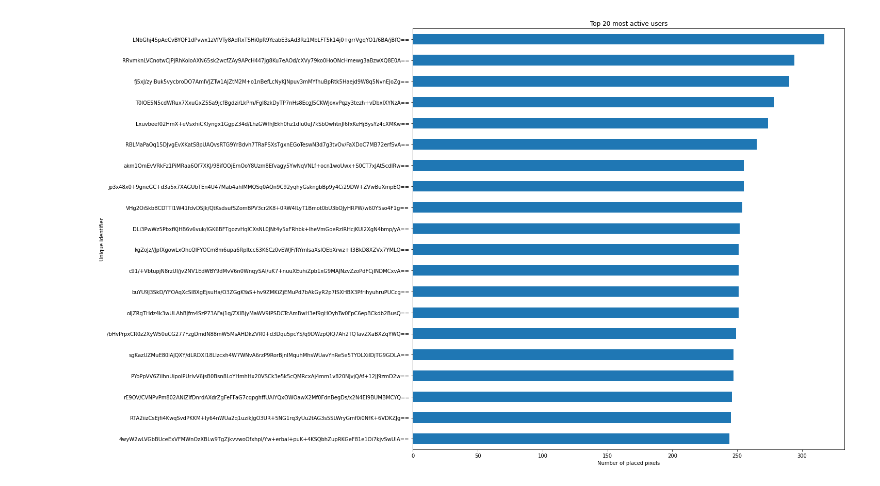
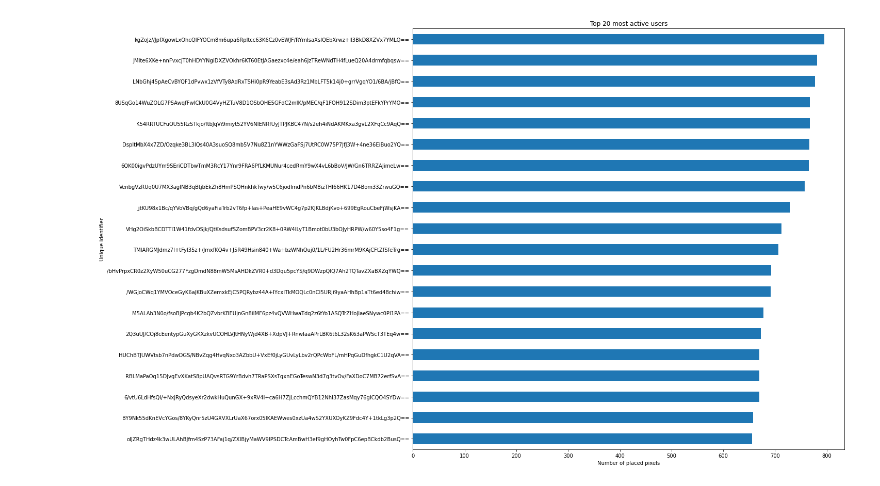
Before and after one commit to Denis-Iv/Analyzing-Social-Experiment, a Jupyter notebook: visualize_data.ipynb, the cells around one changed output. Cells and saved outputs as stored; diff of their text form; code cells hidden in the pictures.

```diff
--- a/visualize_data.ipynb
+++ b/visualize_data.ipynb
@@ -39,2 +39,8 @@ plot.invert_yaxis()
+# %%
+ddf_users = dd.read_csv('..\\data\\raw\\2022_place_canvas_history_users.csv')
+
+ddf_users.head(15)
 # %%
-most_active_users = ddf_test.user_id.value_counts().compute()
+most_active_users = ddf_users.user_id.value_counts().compute()
+top_active_users = most_active_users.head(20)
+top_active_users
@@ -62,12 +65,11 @@ Name: user_id, dtype: int64
 # %%
-# To-do: Fix font size
 plt.rcParams['font.size'] = '10'
-plot = top20_active_users.plot(figsize=(15,15), kind='barh')
+plot = top_active_users.plot(figsize=(15,15), kind='barh')
 plot.set_xscale('linear')
 plot.set_xlabel('Number of placed pixels')
 plot.set_ylabel('Unique identifier')
 plot.set_title('Top 20 most active users')
 plot.invert_yaxis()
 # %% [output]
-[figure, old version]
+[figure, new version]
 # %%
```
Also changed, not shown: parts of 8 cells of this notebook.
